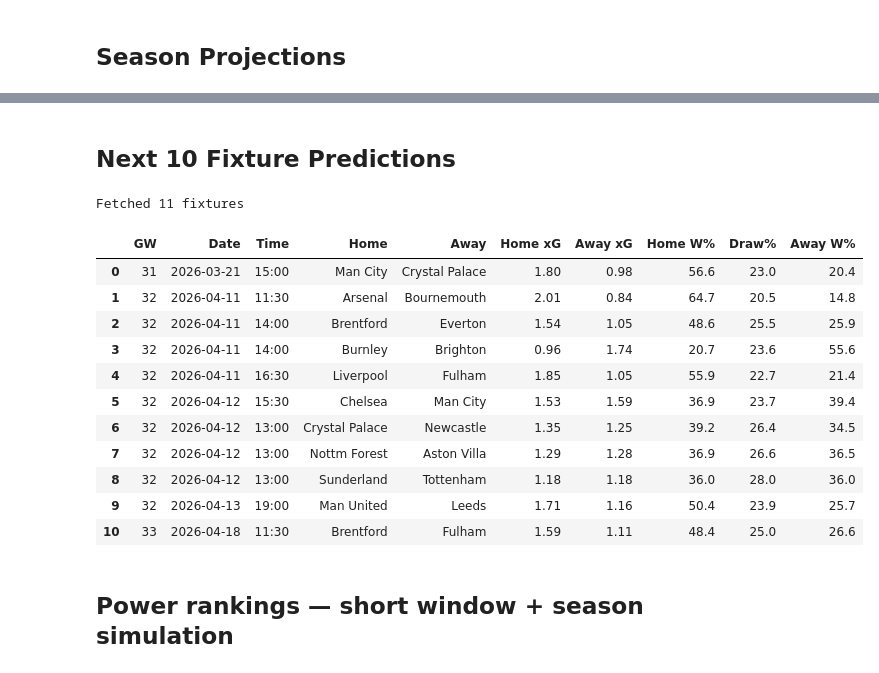
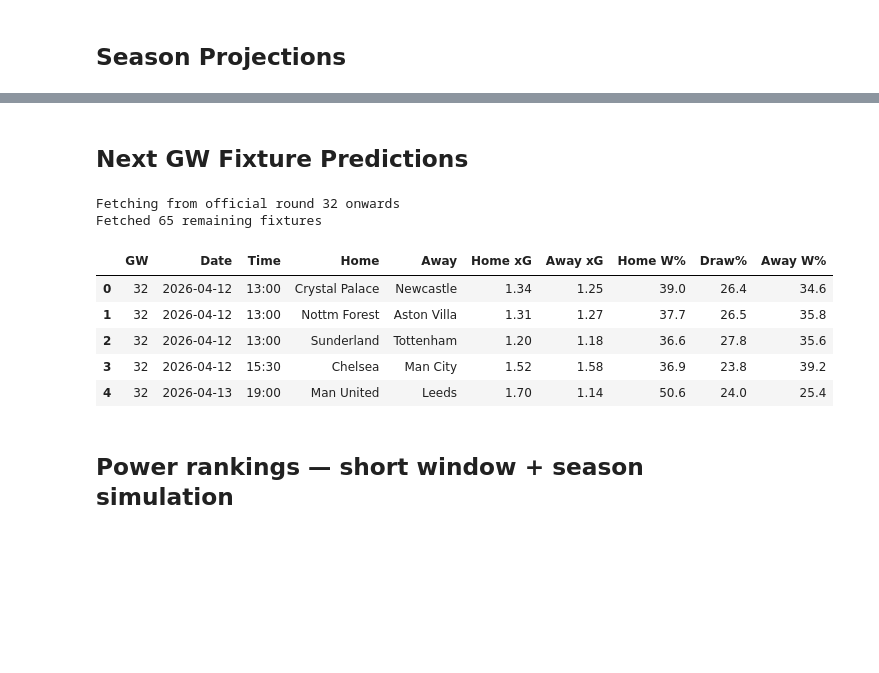
Before and after one commit to louis-porter/algobetting, a Jupyter notebook: algo/models/team_strength/non_penalty_bayes/premier_league/outputs.ipynb, the cells around one changed output, grey strips where cells are left out. Saved outputs shown, nothing was run; the diff lists cells and outputs as text; code cells hidden in the pictures; blank space fills up the shorter version.

```diff
--- a/algo/models/team_strength/non_penalty_bayes/premier_league/outputs.ipynb
+++ b/algo/models/team_strength/non_penalty_bayes/premier_league/outputs.ipynb
@@ -264,9 +290,11 @@ plt.show()
 # %% [markdown]
-## Next 10 Fixture Predictions
+## Next GW Fixture Predictions
 # %%
-# ── Fetch next 10 PL fixtures from TheSportsDB ───────────────────────────────
+# ── Fetch all remaining PL fixtures from TheSportsDB ─────────────────────────
 import requests
+import time
 from scipy.stats import poisson
+from datetime import date as _date_cls
 
 _SPORTSDB_TO_MODEL = {
     'Arsenal': 'Arsenal',
@@ -291,8 +319,8 @@ _SPORTSDB_TO_MODEL = {
     'Wolverhampton Wanderers': 'Wolves',
 }
 
-def _get_upcoming_pl_fixtures(n=10, start_round=30):
-    """Return next n unplayed PL fixtures."""
+def _get_all_remaining_fixtures(start_round=1):
+    """Fetch every unplayed PL fixture from start_round to end of season."""
     fixtures = []
     for rnd in range(start_round, 39):
         try:
@@ -301,20 +329,19 @@ def _get_upcoming_pl_fixtures(n=10, start_round=30):
                 timeout=10,
             )
             events = r.json().get('events') or []
+            time.sleep(1)
         except Exception:
             continue
         for e in events:
             if e.get('intHomeScore') is None:
                 fixtures.append({
-                    'date':  e['dateEvent'],
-                    'time':  (e.get('strTime') or '')[:5],
-                    'gw':    e['intRound'],
-                    'home':  _SPORTSDB_TO_MODEL.get(e['strHomeTeam'], e['strHomeTeam']),
-                    'away':  _SPORTSDB_TO_MODEL.get(e['strAwayTeam'], e['strAwayTeam']),
+                    'date': e['dateEvent'],
+                    'time': (e.get('strTime') or '')[:5],
+                    'gw':   e['intRound'],
+                    'home': _SPORTSDB_TO_MODEL.get(e['strHomeTeam'], e['strHomeTeam']),
+                    'away': _SPORTSDB_TO_MODEL.get(e['strAwayTeam'], e['strAwayTeam']),
                 })
-        if len(fixtures) >= n:
-            break
-    return fixtures[:n]
+    return sorted(fixtures, key=lambda x: (x['date'], x['time']))
 
 # ── Draw posterior samples once ───────────────────────────────────────────────
 posterior = trace.posterior
@@ -341,50 +368,64 @@ def _match_probs(home_lam, away_lam, max_goals=10):
     h = np.array([poisson.pmf(g, home_lam) for g in range(max_goals + 1)])
     a = np.array([poisson.pmf(g, away_lam) for g in range(max_goals + 1)])
     grid = np.outer(h, a)
     win  = float(np.tril(grid, -1).sum())
     draw = float(np.trace(grid))
     loss = float(np.triu(grid,  1).sum())
     return win, draw, loss
 
-# ── Build predictions ─────────────────────────────────────────────────────────
-fixtures = _get_upcoming_pl_fixtures(11)
-print(f"Fetched {len(fixtures)} fixtures")
+# ── Build predictions for all remaining fixtures ──────────────────────────────
+_today_str = str(_date_cls.today())
+# Start from the last official PL round in the DB (not custom_gw count)
+import sqlite3 as _sq
+_conn_r = _sq.connect(DB_PATH)
+_max_round = _conn_r.execute(
+    "SELECT MAX(CAST(round AS INTEGER)) FROM matches "
+    "WHERE league_id=? AND season=? AND home_goals IS NOT NULL",
+    [LEAGUE, SEASON]
+).fetchone()[0] or 1
+_conn_r.close()
+_start_round = max(1, _max_round)
+print(f"Fetching from official round {_start_round} onwards")
+fixtures   = _get_all_remaining_fixtures(start_round=_start_round)
+print(f"Fetched {len(fixtures)} remaining fixtures")
+
 rows = []
 for f in fixtures:
     if f['home'] not in team_mapping or f['away'] not in team_mapping:
         print(f"Warning: unknown team(s) — {f['home']} / {f['away']}")
         continue
     hl, al = _predict(f['home'], f['away'])
     w, d, l = _match_probs(hl, al)
     rows.append({
         'GW':      f['gw'],
         'Date':    f['date'],
         'Time':    f['time'],
         'Home':    f['home'],
         'Away':    f['away'],
         'Home xG': round(hl, 2),
         'Away xG': round(al, 2),
         'Home W%': round(w * 100, 1),
         'Draw%':   round(d * 100, 1),
         'Away W%': round(l * 100, 1),
     })
 
-pred_df = pd.DataFrame(rows)
-pred_df
+_PRED_COLS = ['GW','Date','Time','Home','Away','Home xG','Away xG','Home W%','Draw%','Away W%']
+pred_df = pd.DataFrame(rows, columns=_PRED_COLS) if rows else pd.DataFrame(columns=_PRED_COLS)
+if pred_df.empty:
+    print("Warning: no upcoming fixtures fetched — check TheSportsDB API.")
+# Show only next GW fixtures
+_next_gw = pred_df["GW"].min()
+next_gw_df = pred_df[pred_df["GW"] == _next_gw].reset_index(drop=True)
+next_gw_df
 # %% [output]
-Fetched 11 fixtures
+Fetching from official round 32 onwards
+Fetched 65 remaining fixtures
 |  | GW | Date | Time | Home | Away | Home xG | Away xG | Home W% | Draw% | Away W% |
-| 0 | 31 | 2026-03-21 | 15:00 | Man City | Crystal Palace | 1.80 | 0.98 | 56.6 | 23.0 | 20.4 |
-| 1 | 32 | 2026-04-11 | 11:30 | Arsenal | Bournemouth | 2.01 | 0.84 | 64.7 | 20.5 | 14.8 |
-| 2 | 32 | 2026-04-11 | 14:00 | Brentford | Everton | 1.54 | 1.05 | 48.6 | 25.5 | 25.9 |
-| 3 | 32 | 2026-04-11 | 14:00 | Burnley | Brighton | 0.96 | 1.74 | 20.7 | 23.6 | 55.6 |
-| 4 | 32 | 2026-04-11 | 16:30 | Liverpool | Fulham | 1.85 | 1.05 | 55.9 | 22.7 | 21.4 |
-| 5 | 32 | 2026-04-12 | 15:30 | Chelsea | Man City | 1.53 | 1.59 | 36.9 | 23.7 | 39.4 |
-| 6 | 32 | 2026-04-12 | 13:00 | Crystal Palace | Newcastle | 1.35 | 1.25 | 39.2 | 26.4 | 34.5 |
-| 7 | 32 | 2026-04-12 | 13:00 | Nottm Forest | Aston Villa | 1.29 | 1.28 | 36.9 | 26.6 | 36.5 |
-| 8 | 32 | 2026-04-12 | 13:00 | Sunderland | Tottenham | 1.18 | 1.18 | 36.0 | 28.0 | 36.0 |
-| 9 | 32 | 2026-04-13 | 19:00 | Man United | Leeds | 1.71 | 1.16 | 50.4 | 23.9 | 25.7 |
-| 10 | 33 | 2026-04-18 | 11:30 | Brentford | Fulham | 1.59 | 1.11 | 48.4 | 25.0 | 26.6 |
+| 0 | 32 | 2026-04-12 | 13:00 | Crystal Palace | Newcastle | 1.34 | 1.25 | 39.0 | 26.4 | 34.6 |
+| 1 | 32 | 2026-04-12 | 13:00 | Nottm Forest | Aston Villa | 1.31 | 1.27 | 37.7 | 26.5 | 35.8 |
+| 2 | 32 | 2026-04-12 | 13:00 | Sunderland | Tottenham | 1.20 | 1.18 | 36.6 | 27.8 | 35.6 |
+| 3 | 32 | 2026-04-12 | 15:30 | Chelsea | Man City | 1.52 | 1.58 | 36.9 | 23.8 | 39.2 |
+| 4 | 32 | 2026-04-13 | 19:00 | Man United | Leeds | 1.70 | 1.14 | 50.6 | 24.0 | 25.4 |
 # %% [markdown]
 ## Power rankings — short window + season simulation
 # %%
```
Also changed, not shown: parts of 14 cells of this notebook, 39 other files.
